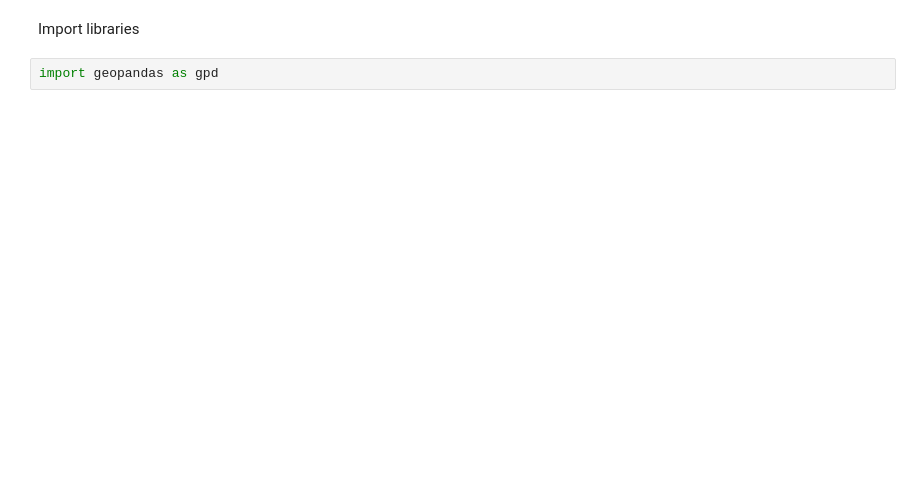
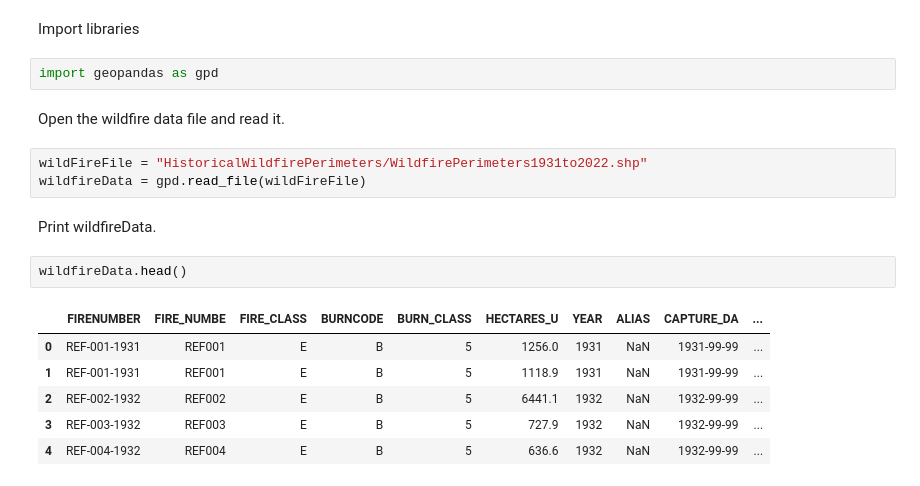
Before and after one commit to JoshuaT35/Wildfire-Analytics, a Jupyter notebook: useGeopandas.ipynb, the cells around one changed output. Saved outputs shown, nothing was run; the diff lists cells and outputs as text; blank space fills up the shorter version.

```diff
--- a/useGeopandas.ipynb
+++ b/useGeopandas.ipynb
@@ -2,3 +2,19 @@
 Import libraries
 # %%
 import geopandas as gpd
+# %% [markdown]
+Open the wildfire data file and read it.
+# %%
+wildFireFile = "HistoricalWildfirePerimeters/WildfirePerimeters1931to2022.shp"
+wildfireData = gpd.read_file(wildFireFile)
+# %% [markdown]
+Print wildfireData.
+# %%
+wildfireData.head()
+# %% [output]
+|  | FIRENUMBER | FIRE_NUMBE | FIRE_CLASS | BURNCODE | BURN_CLASS | HECTARES_U | YEAR | ALIAS | CAPTURE_DA | ... |
+| 0 | REF-001-1931 | REF001 | E | B | 5 | 1256.0 | 1931 | NaN | 1931-99-99 | ... |
+| 1 | REF-001-1931 | REF001 | E | B | 5 | 1118.9 | 1931 | NaN | 1931-99-99 | ... |
+| 2 | REF-002-1932 | REF002 | E | B | 5 | 6441.1 | 1932 | NaN | 1932-99-99 | ... |
+| 3 | REF-003-1932 | REF003 | E | B | 5 | 727.9 | 1932 | NaN | 1932-99-99 | ... |
+| 4 | REF-004-1932 | REF004 | E | B | 5 | 636.6 | 1932 | NaN | 1932-99-99 | ... |
```
Also changed, not shown: parts of 14 cells of this notebook, 1 other file.
